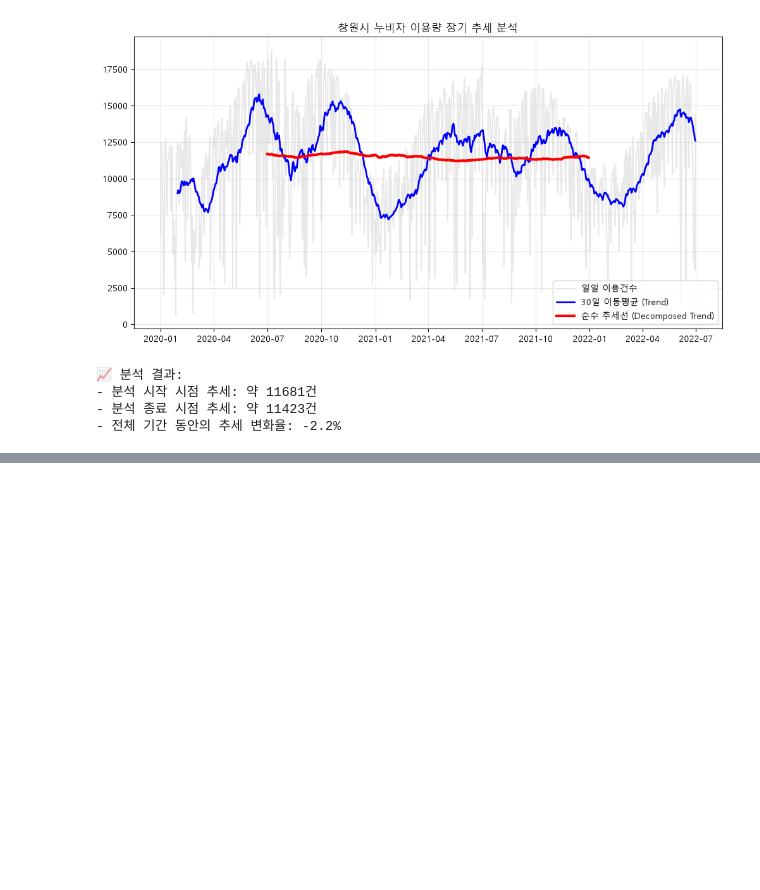
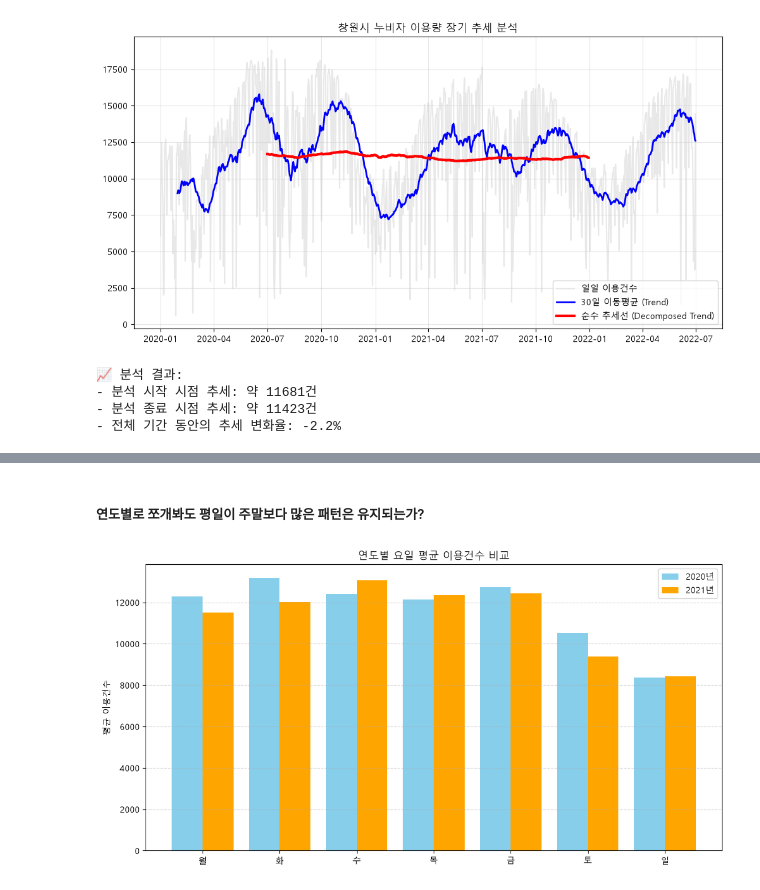
Before and after one commit to vlfgl/M1-1, a Jupyter notebook: changwon_bicycle_analysis.ipynb, the cells around one changed output, grey strips where cells are left out. Drawn from its saved outputs; the diff is of its cells as text; code cells hidden in the pictures; blank space fills up the shorter version.

```diff
--- a/changwon_bicycle_analysis.ipynb
+++ b/changwon_bicycle_analysis.ipynb
@@ -321,0 +412,29 @@ print(f"- 전체 기간 동안의 추세 변화율: {growth_rate:+.1f}%")
+# %% [markdown]
+##### 연도별로 쪼개봐도 평일이 주말보다 많은 패턴은 유지되는가?
+# %%
+import matplotlib.pyplot as plt
+import pandas as pd
+
+# 데이터 준비 (Warning 해결: day_of_week 사용)
+df_2020 = df[df.index.year == 2020]
+df_2021 = df[df.index.year == 2021]
+
+weekday_2020 = df_2020.groupby(df_2020.index.day_of_week)['이용건수'].mean()
+weekday_2021 = df_2021.groupby(df_2021.index.day_of_week)['이용건수'].mean()
+
+# 시각화
+plt.figure(figsize=(12, 6))
+x = range(7)
+weekday_names = ['월', '화', '수', '목', '금', '토', '일']
+
+plt.bar([i - 0.2 for i in x], weekday_2020, width=0.4, label='2020년', color='skyblue')
+plt.bar([i + 0.2 for i in x], weekday_2021, width=0.4, label='2021년', color='orange')
+
+plt.xticks(x, weekday_names)
+plt.title('연도별 요일 평균 이용건수 비교')
+plt.ylabel('평균 이용건수')
+plt.legend()
+plt.grid(axis='y', linestyle='--', alpha=0.5)
+plt.show()
+# %% [output]
+[figure, added]
```
Also changed, not shown: parts of 11 cells of this notebook.
